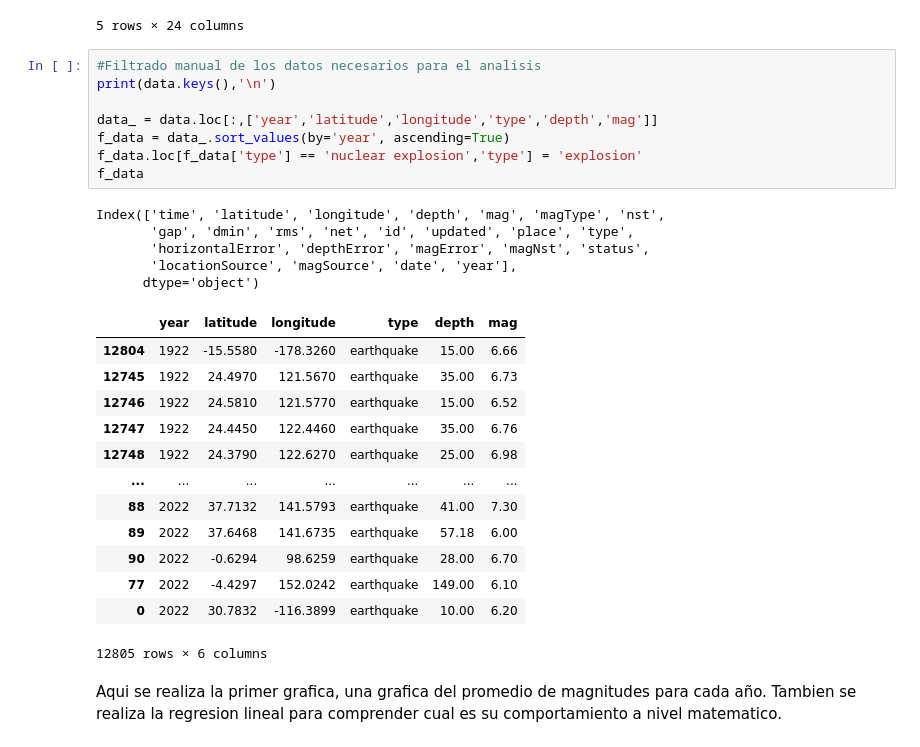
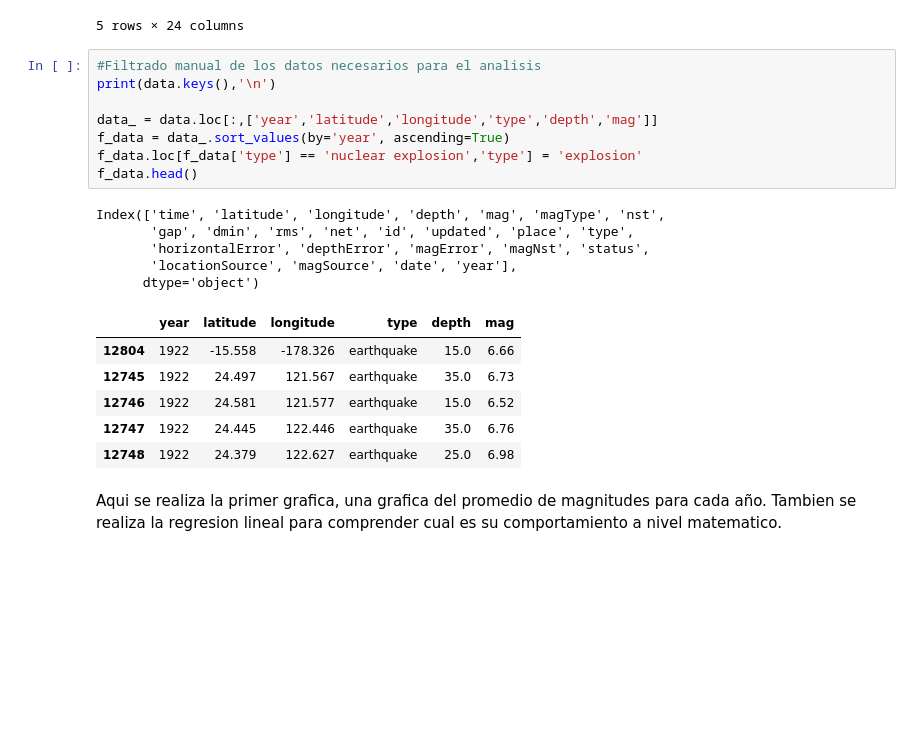
Before and after one commit to JulianaCespedes/Proyecto_Final, a Jupyter notebook: Trabajo_final.ipynb, the cells around one changed output. Saved outputs shown, nothing was run; the diff lists cells and outputs as text; blank space fills up the shorter version.

```diff
--- a/Trabajo_final.ipynb
+++ b/Trabajo_final.ipynb
@@ -39,30 +39,23 @@ data.head()
 # %%
 #Filtrado manual de los datos necesarios para el analisis
 print(data.keys(),'\n')
 
 data_ = data.loc[:,['year','latitude','longitude','type','depth','mag']]
 f_data = data_.sort_values(by='year', ascending=True)
 f_data.loc[f_data['type'] == 'nuclear explosion','type'] = 'explosion'
-f_data
+f_data.head()
 # %% [output]
 Index(['time', 'latitude', 'longitude', 'depth', 'mag', 'magType', 'nst',
        'gap', 'dmin', 'rms', 'net', 'id', 'updated', 'place', 'type',
        'horizontalError', 'depthError', 'magError', 'magNst', 'status',
        'locationSource', 'magSource', 'date', 'year'],
       dtype='object')
 |  | year | latitude | longitude | type | depth | mag |
-| 12804 | 1922 | -15.5580 | -178.3260 | earthquake | 15.00 | 6.66 |
-| 12745 | 1922 | 24.4970 | 121.5670 | earthquake | 35.00 | 6.73 |
-| 12746 | 1922 | 24.5810 | 121.5770 | earthquake | 15.00 | 6.52 |
-| 12747 | 1922 | 24.4450 | 122.4460 | earthquake | 35.00 | 6.76 |
-| 12748 | 1922 | 24.3790 | 122.6270 | earthquake | 25.00 | 6.98 |
-| ... | ... | ... | ... | ... | ... | ... |
-| 88 | 2022 | 37.7132 | 141.5793 | earthquake | 41.00 | 7.30 |
-| 89 | 2022 | 37.6468 | 141.6735 | earthquake | 57.18 | 6.00 |
-| 90 | 2022 | -0.6294 | 98.6259 | earthquake | 28.00 | 6.70 |
-| 77 | 2022 | -4.4297 | 152.0242 | earthquake | 149.00 | 6.10 |
-| 0 | 2022 | 30.7832 | -116.3899 | earthquake | 10.00 | 6.20 |
+| 12804 | 1922 | -15.558 | -178.326 | earthquake | 15.0 | 6.66 |
+| 12745 | 1922 | 24.497 | 121.567 | earthquake | 35.0 | 6.73 |
+| 12746 | 1922 | 24.581 | 121.577 | earthquake | 15.0 | 6.52 |
+| 12747 | 1922 | 24.445 | 122.446 | earthquake | 35.0 | 6.76 |
+| 12748 | 1922 | 24.379 | 122.627 | earthquake | 25.0 | 6.98 |
-12805 rows × 6 columns
 # %% [markdown]
 Aqui se realiza la primer grafica, una grafica del promedio de magnitudes para cada año. Tambien se realiza la regresion lineal para comprender cual es su comportamiento a nivel matematico.
 # %%
```
